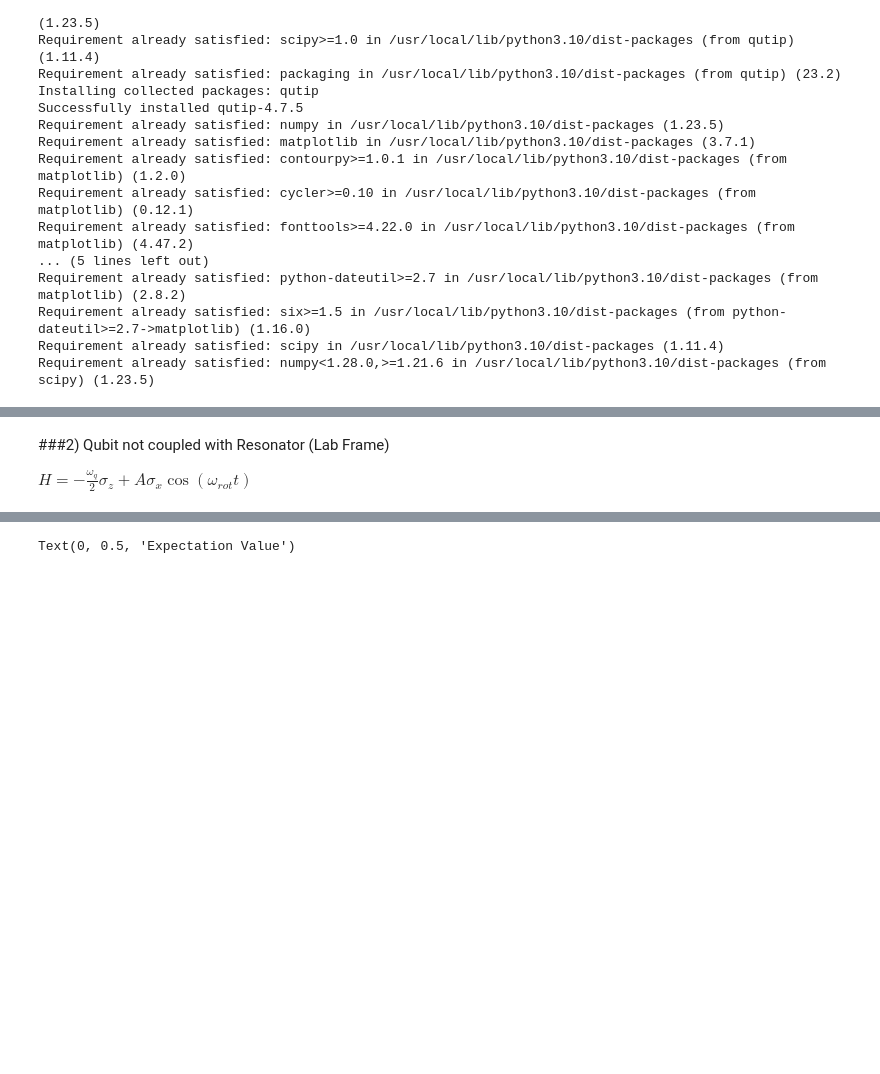
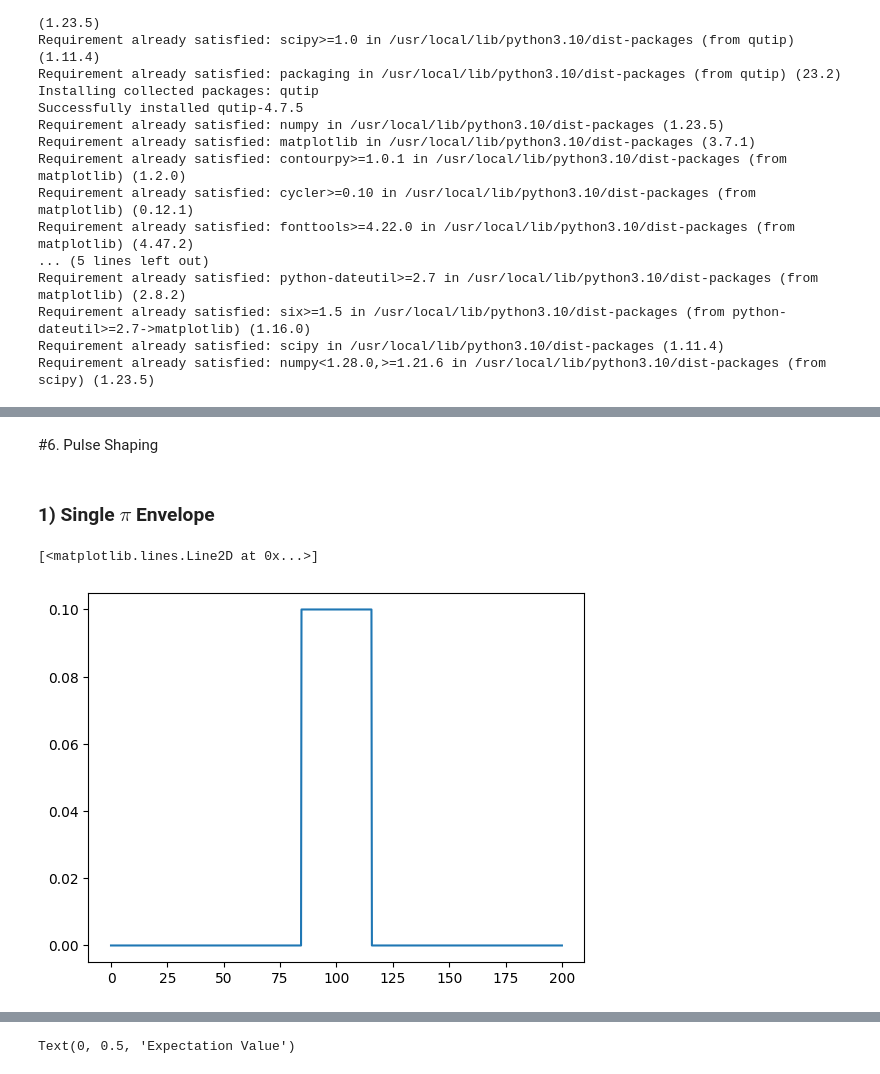
Before and after one commit to BrainConnection/Dynamical_Decoupling_Project, a Jupyter notebook: Project Dynamic Decoupling/CP CPMG UDD Practice.ipynb, the cells around one changed output, grey strips where cells are left out. Drawn from its saved outputs; the diff is of its cells as text; code cells hidden in the pictures; blank space fills up the shorter version.

```diff
--- a/Project Dynamic Decoupling/CP CPMG UDD Practice.ipynb
+++ b/Project Dynamic Decoupling/CP CPMG UDD Practice.ipynb
@@ -159,4 +32,0 @@ sphere.show()
-# %% [markdown]
-###2) Qubit not coupled with Resonator (Lab Frame)
-
-$H = -\frac{\omega_q}{2}\sigma_z + A\sigma_x\cos{(\omega_{rot} t)} $
@@ -169,0 +33,25 @@ tlist = np.linspace(0, 0.3, 10000)
+# %% [markdown]
+#6. Pulse Shaping
+# %% [markdown]
+### 1) Single $ \pi $ Envelope
+# %%
+# single pi & half pi square pulse for drive
+
+def Pi_Square(t, args, T_cent):
+
+    A = args['A']
+
+    return A * (t > T_cent-np.pi/(2*A)) * (t < T_cent+np.pi/(2*A))
+
+def Half_Pi_Square(t, args, T_cent):
+
+    A = args['A']
+
+    return A * (t > T_cent-np.pi/(4*A)) * (t < T_cent+np.pi/(4*A))
+# %%
+tlist = np.linspace(0, 200, 1000)
+plt.figure()
+plt.plot(tlist, Pi_Square(tlist, {'A': 0.1}, 100))
+# %% [output]
+[<matplotlib.lines.Line2D at 0x...>]
+[figure, added]
```
Also changed, not shown: parts of 72 cells of this notebook.
